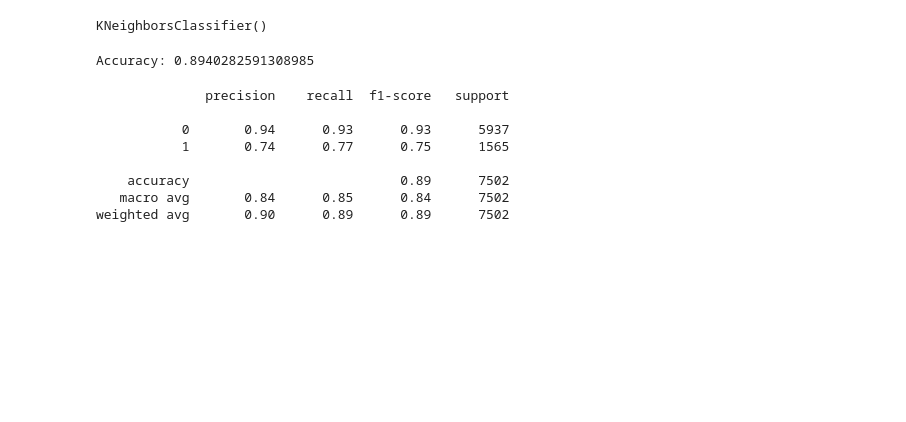
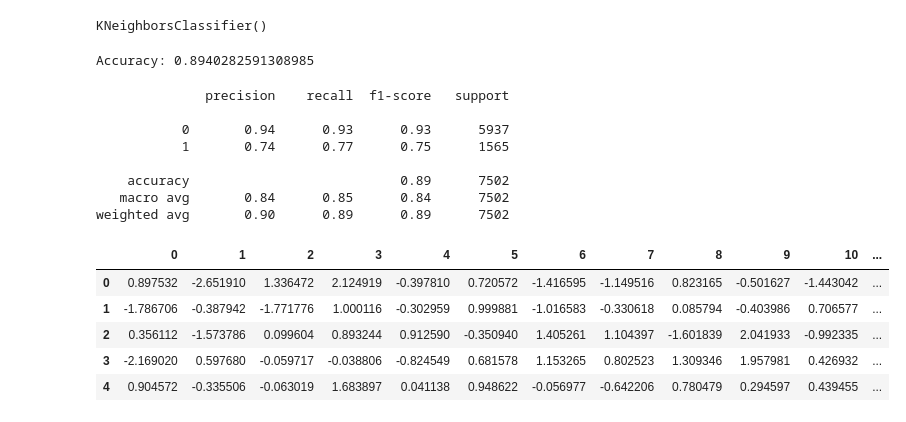
Before and after one commit to dlshn/LoanGuard, a Jupyter notebook: app/final.ipynb, the cells around one changed output. Cells and saved outputs as stored; diff of their text form; code cells hidden in the pictures; blank space fills up the shorter version.

```diff
--- a/app/final.ipynb
+++ b/app/final.ipynb
@@ -513,3 +513,14 @@ print(classification_report(y_test, y_pred))
     accuracy                           0.89      7502
    macro avg       0.84      0.85      0.84      7502
 weighted avg       0.90      0.89      0.89      7502
+# %%
+df_train = pd.DataFrame(X_train_pca)
+# %%
+df_train.head()
+# %% [output]
+|  | 0 | 1 | 2 | 3 | 4 | 5 | 6 | 7 | 8 | 9 | 10 | ... |
+| 0 | 0.897532 | -2.651910 | 1.336472 | 2.124919 | -0.397810 | 0.720572 | -1.416595 | -1.149516 | 0.823165 | -0.501627 | -1.443042 | ... |
+| 1 | -1.786706 | -0.387942 | -1.771776 | 1.000116 | -0.302959 | 0.999881 | -1.016583 | -0.330618 | 0.085794 | -0.403986 | 0.706577 | ... |
+| 2 | 0.356112 | -1.573786 | 0.099604 | 0.893244 | 0.912590 | -0.350940 | 1.405261 | 1.104397 | -1.601839 | 2.041933 | -0.992335 | ... |
+| 3 | -2.169020 | 0.597680 | -0.059717 | -0.038806 | -0.824549 | 0.681578 | 1.153265 | 0.802523 | 1.309346 | 1.957981 | 0.426932 | ... |
+| 4 | 0.904572 | -0.335506 | -0.063019 | 1.683897 | 0.041138 | 0.948622 | -0.056977 | -0.642206 | 0.780479 | 0.294597 | 0.439455 | ... |
```
